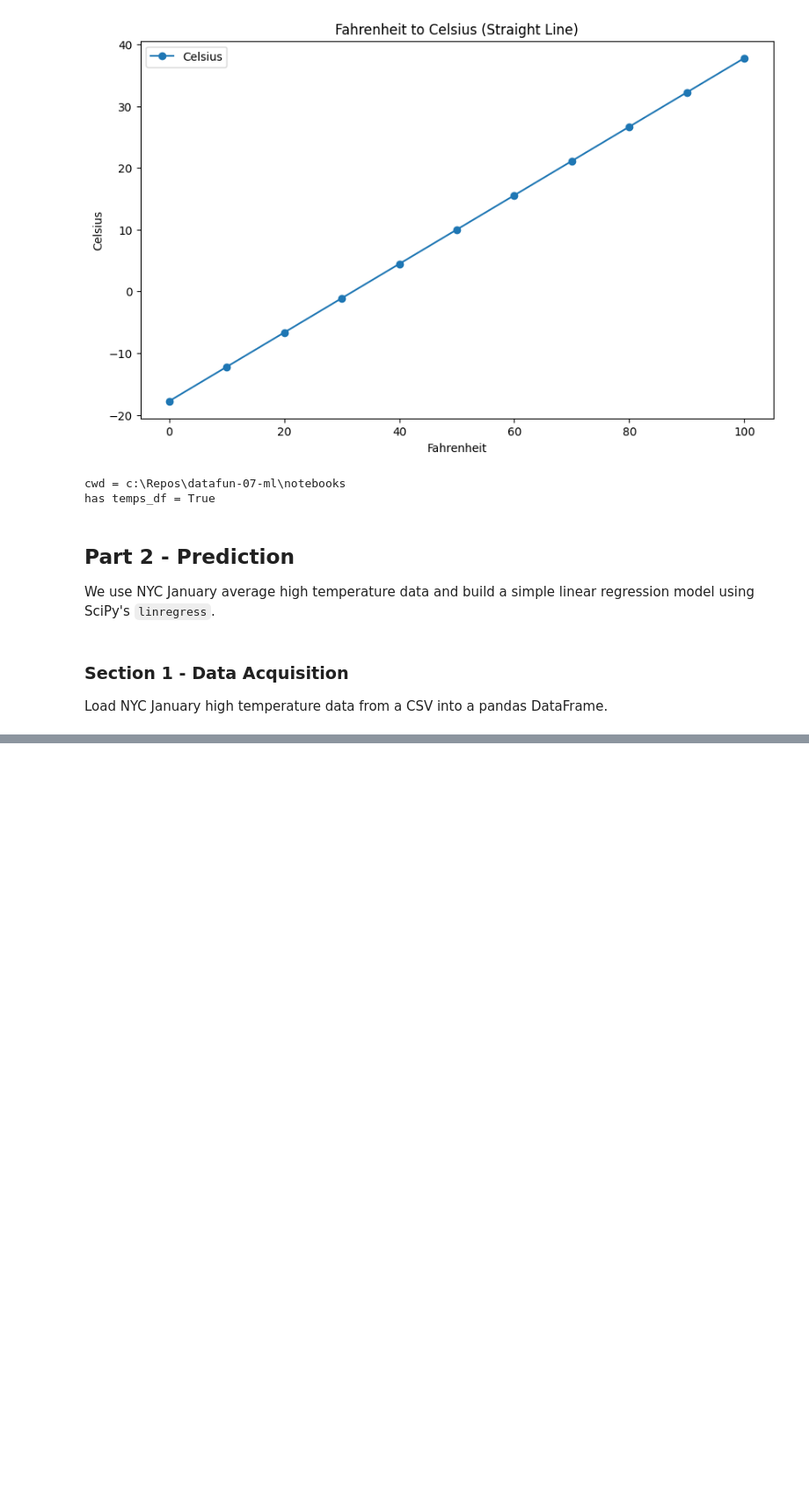
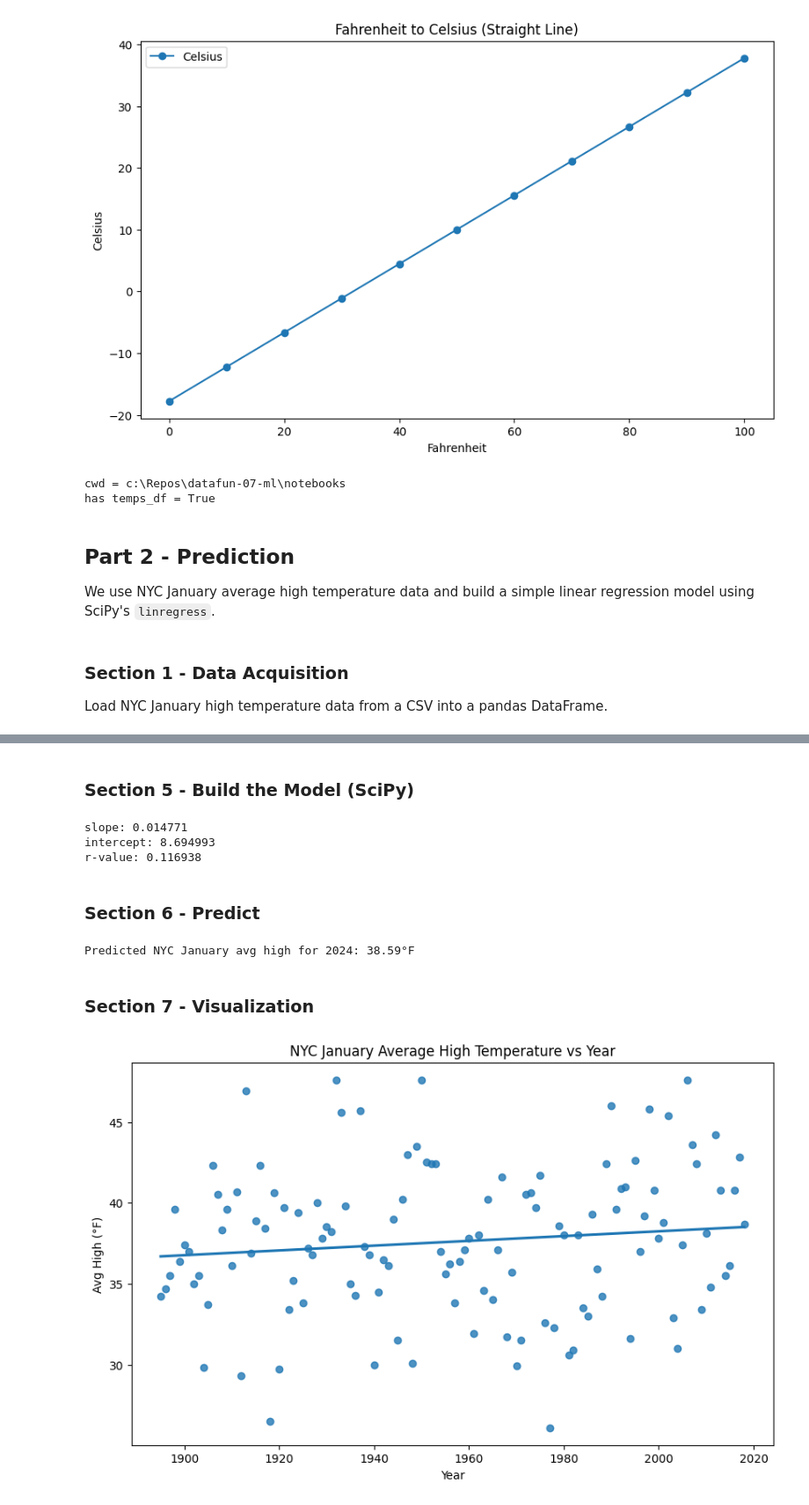
Before and after one commit to gracetulsi/datafun-07-ml, a Jupyter notebook: notebooks/gracetulsi_ml.ipynb, the cells around one changed output, grey strips where cells are left out. Shown at 88% size. Cells and saved outputs as stored; diff of their text form; code cells hidden in the pictures; blank space fills up the shorter version.

Commit message:
Part 2: NYC prediction with SciPy linregress

```diff
--- a/notebooks/gracetulsi_ml.ipynb
+++ b/notebooks/gracetulsi_ml.ipynb
@@ -89,0 +110,11 @@ Error:
+# %%
+nyc_df = nyc_df.rename(
+    columns={"Date": "date", "Value": "avg_high", "Anomaly": "anomaly"}
+)
+nyc_df["year"] = (nyc_df["date"] // 100).astype(int)
+
+nyc_clean = (
+    nyc_df[["year", "avg_high"]].dropna().sort_values("year").reset_index(drop=True)
+)
+
+nyc_clean.head()
@@ -89,0 +142,35 @@ Error:
+# %% [markdown]
+### Section 5 - Build the Model (SciPy)
+# %%
+x = nyc_clean["year"]
+y = nyc_clean["avg_high"]
+
+result = linregress(x, y)
+slope = result.slope
+intercept = result.intercept
+
+print(f"slope: {slope:.6f}")
+print(f"intercept: {intercept:.6f}")
+print(f"r-value: {result.rvalue:.6f}")
+# %% [output]
+slope: 0.014771
+intercept: 8.694993
+r-value: 0.116938
+# %% [markdown]
+### Section 6 - Predict
+# %%
+year_to_predict = 2024
+pred_2024_scipy = slope * year_to_predict + intercept
+print(f"Predicted NYC January avg high for {year_to_predict}: {pred_2024_scipy:.2f}°F")
+# %% [output]
+Predicted NYC January avg high for 2024: 38.59°F
+# %% [markdown]
+### Section 7 - Visualization
+# %%
+sns.regplot(x="year", y="avg_high", data=nyc_clean, ci=None)
+plt.title("NYC January Average High Temperature vs Year")
+plt.xlabel("Year")
+plt.ylabel("Avg High (°F)")
+plt.show()
+# %% [output]
+[figure, added]
```
Also changed, not shown: parts of 8 cells of this notebook.
